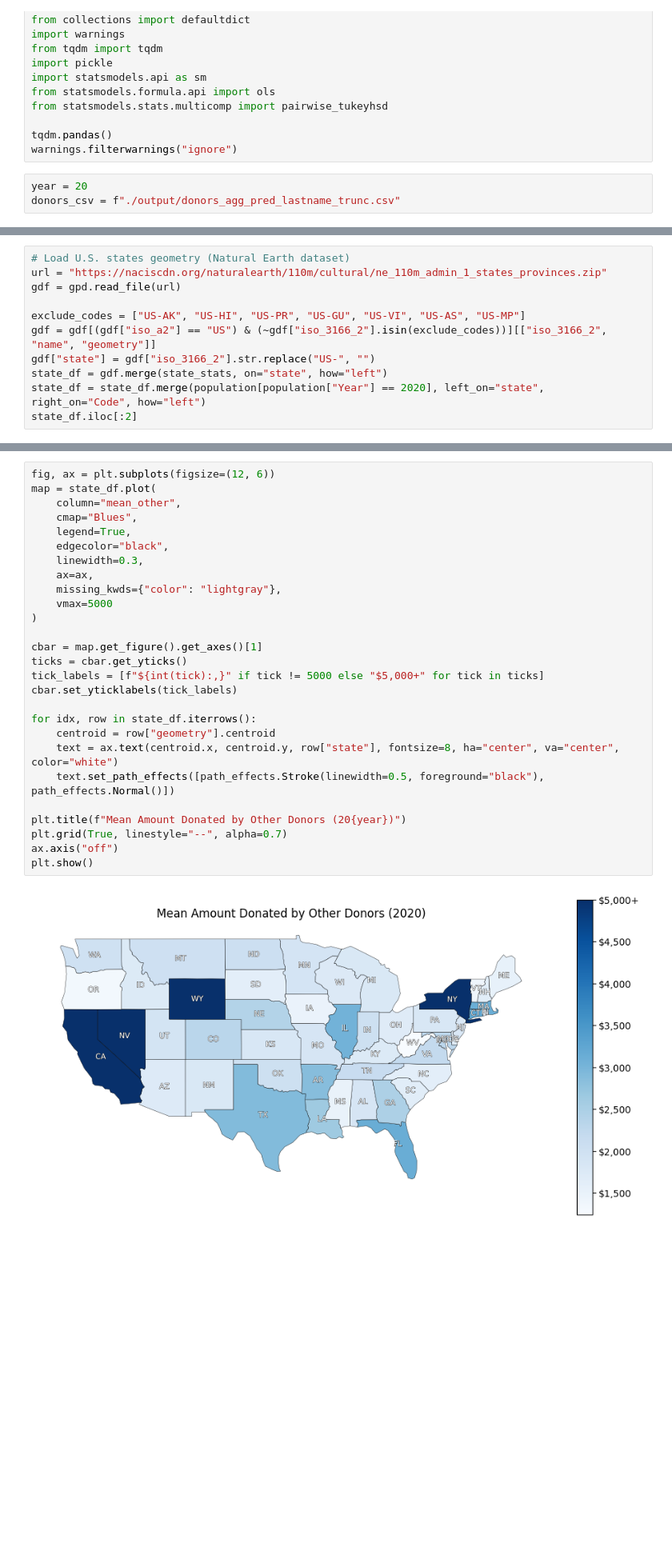
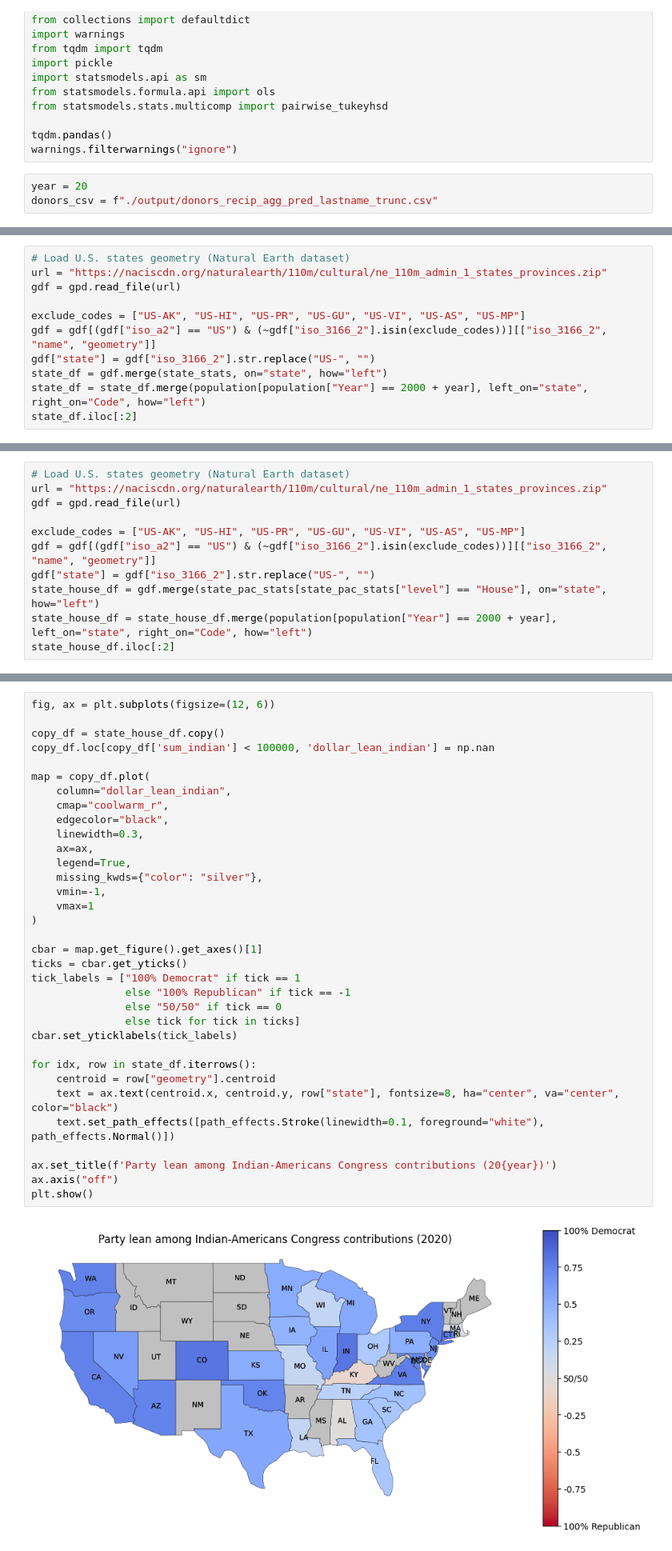
Before and after one commit to kkkarnav/indianamericancontributions, a Jupyter notebook: donor_recip_maps.ipynb, the cells around one changed output, grey strips where cells are left out. Shown at 80% size. Cells and saved outputs as stored; diff of their text form; blank space fills up the shorter version.

```diff
--- a/donor_recip_maps.ipynb
+++ b/donor_recip_maps.ipynb
@@ -30,7 +30,7 @@ tqdm.pandas()
 warnings.filterwarnings("ignore")
 # %%
 year = 20
-donors_csv = f"./output/donors_agg_pred_lastname_trunc.csv"
+donors_csv = f"./output/donors_recip_agg_pred_lastname_trunc.csv"
 # %%
 donors = pd.read_csv(donors_csv)
 donors.head(10)
@@ -77,0 +183,11 @@ population.head(10)
+# %%
+# Load U.S. states geometry (Natural Earth dataset)
+url = "https://naciscdn.org/naturalearth/110m/cultural/ne_110m_admin_1_states_provinces.zip"
+gdf = gpd.read_file(url)
+
+exclude_codes = ["US-AK", "US-HI", "US-PR", "US-GU", "US-VI", "US-AS", "US-MP"]
+gdf = gdf[(gdf["iso_a2"] == "US") & (~gdf["iso_3166_2"].isin(exclude_codes))][["iso_3166_2", "name", "geometry"]]
+gdf["state"] = gdf["iso_3166_2"].str.replace("US-", "")
+state_df = gdf.merge(state_stats, on="state", how="left")
+state_df = state_df.merge(population[population["Year"] == 2000 + year], left_on="state", right_on="Code", how="left")
+state_df.iloc[:2]
@@ -113,7 +342,7 @@ gdf = gpd.read_file(url)
 exclude_codes = ["US-AK", "US-HI", "US-PR", "US-GU", "US-VI", "US-AS", "US-MP"]
 gdf = gdf[(gdf["iso_a2"] == "US") & (~gdf["iso_3166_2"].isin(exclude_codes))][["iso_3166_2", "name", "geometry"]]
 gdf["state"] = gdf["iso_3166_2"].str.replace("US-", "")
-state_df = gdf.merge(state_stats, on="state", how="left")
-state_df = state_df.merge(population[population["Year"] == 2020], left_on="state", right_on="Code", how="left")
-state_df.iloc[:2]
+state_house_df = gdf.merge(state_pac_stats[state_pac_stats["level"] == "House"], on="state", how="left")
+state_house_df = state_house_df.merge(population[population["Year"] == 2000 + year], left_on="state", right_on="Code", how="left")
+state_house_df.iloc[:2]
 # %% [output]
@@ -123,29 +382,36 @@ state_df.iloc[:2]
 # %%
 fig, ax = plt.subplots(figsize=(12, 6))
-map = state_df.plot(
-    column="mean_other",
-    cmap="Blues",
-    legend=True,
+
+copy_df = state_house_df.copy()
+copy_df.loc[copy_df['sum_indian'] < 100000, 'dollar_lean_indian'] = np.nan
+
+map = copy_df.plot(
+    column="dollar_lean_indian",
+    cmap="coolwarm_r",
     edgecolor="black",
     linewidth=0.3,
     ax=ax,
-    missing_kwds={"color": "lightgray"},
-    vmax=5000
+    legend=True,
+    missing_kwds={"color": "silver"},
+    vmin=-1,
+    vmax=1
 )
 
 cbar = map.get_figure().get_axes()[1]
 ticks = cbar.get_yticks()
-tick_labels = [f"${int(tick):,}" if tick != 5000 else "$5,000+" for tick in ticks]
+tick_labels = ["100% Democrat" if tick == 1
+               else "100% Republican" if tick == -1
+               else "50/50" if tick == 0
+               else tick for tick in ticks]
 cbar.set_yticklabels(tick_labels)
 
 for idx, row in state_df.iterrows():
     centroid = row["geometry"].centroid
-    text = ax.text(centroid.x, centroid.y, row["state"], fontsize=8, ha="center", va="center", color="white")
-    text.set_path_effects([path_effects.Stroke(linewidth=0.5, foreground="black"), path_effects.Normal()])
+    text = ax.text(centroid.x, centroid.y, row["state"], fontsize=8, ha="center", va="center", color="black")
+    text.set_path_effects([path_effects.Stroke(linewidth=0.1, foreground="white"), path_effects.Normal()])
 
-plt.title(f"Mean Amount Donated by Other Donors (20{year})")
-plt.grid(True, linestyle="--", alpha=0.7)
+ax.set_title(f'Party lean among Indian-Americans Congress contributions (20{year})')
 ax.axis("off")
 plt.show()
 # %% [output]
-[figure, old version]
+[figure, new version]
```
Also changed, not shown: parts of 24 cells of this notebook, 6 other files.
